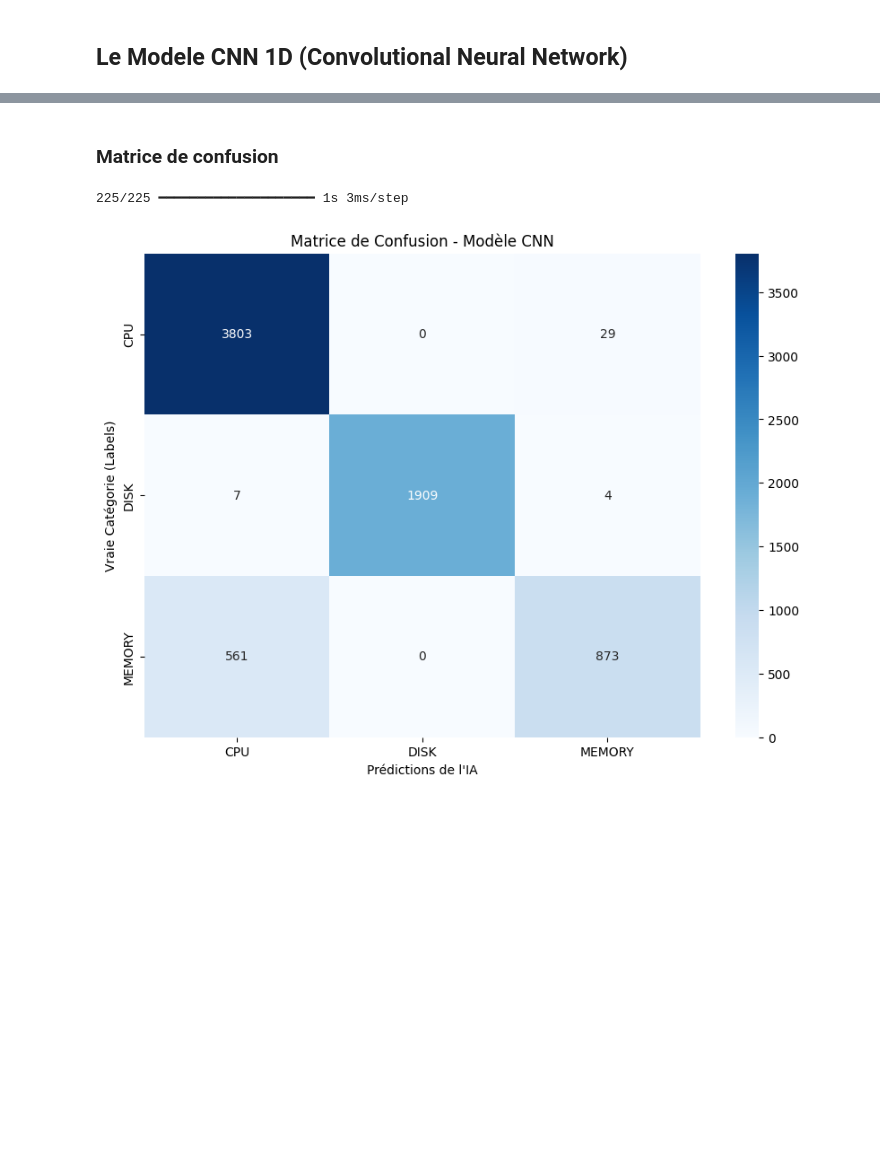
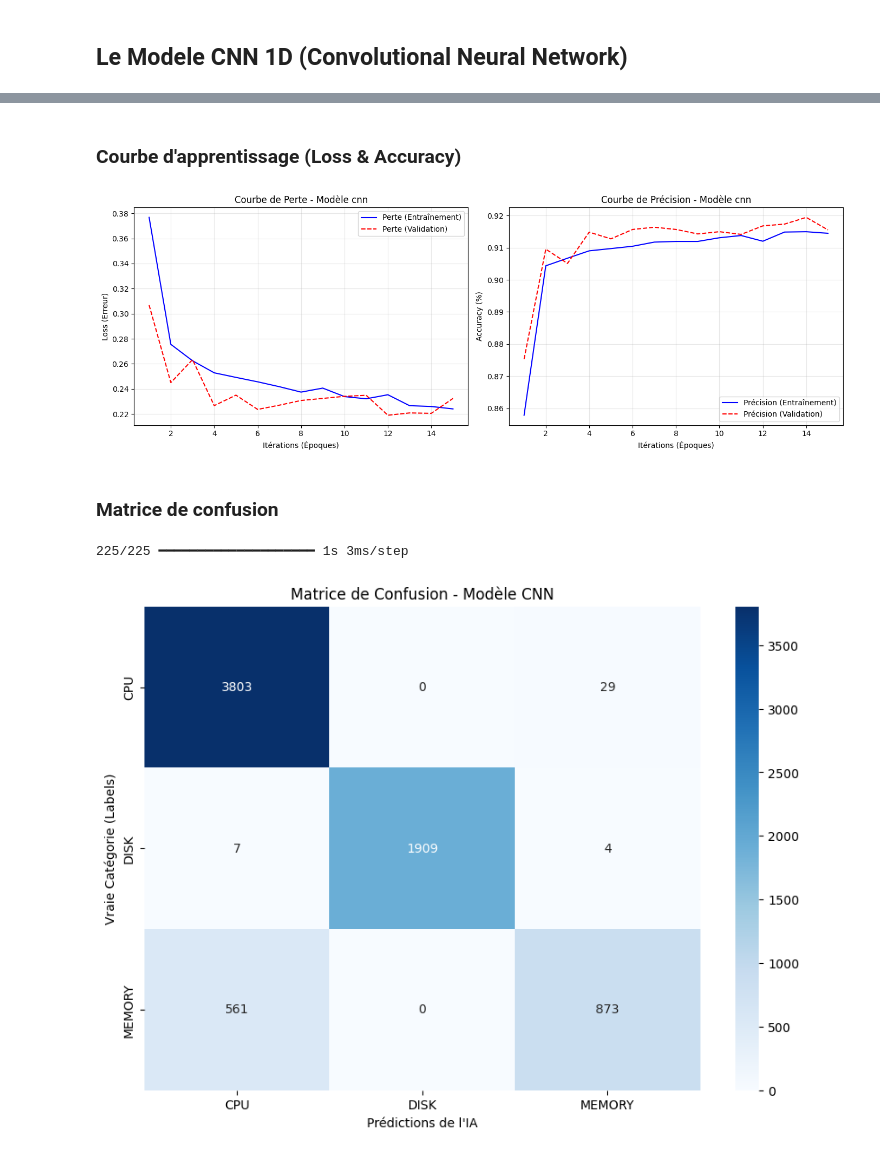
Before and after one commit to babycrashdev/m1_ia, a Jupyter notebook: Projet_ia.ipynb, the cells around one changed output, grey strips where cells are left out. Saved outputs shown, nothing was run; the diff lists cells and outputs as text; code cells hidden in the pictures; blank space fills up the shorter version.

```diff
--- a/Projet_ia.ipynb
+++ b/Projet_ia.ipynb
@@ -333,3 +375,9 @@ Epoch 15/15
+# %% [markdown]
+### Courbe d'apprentissage (Loss & Accuracy)
+# %%
+plot_learning_curves(history_cnn, "Modèle cnn")
+# %% [output]
+[figure, added]
 # %% [markdown]
 ### Matrice de confusion
 # %%
```
Also changed, not shown: parts of 7 cells of this notebook.
